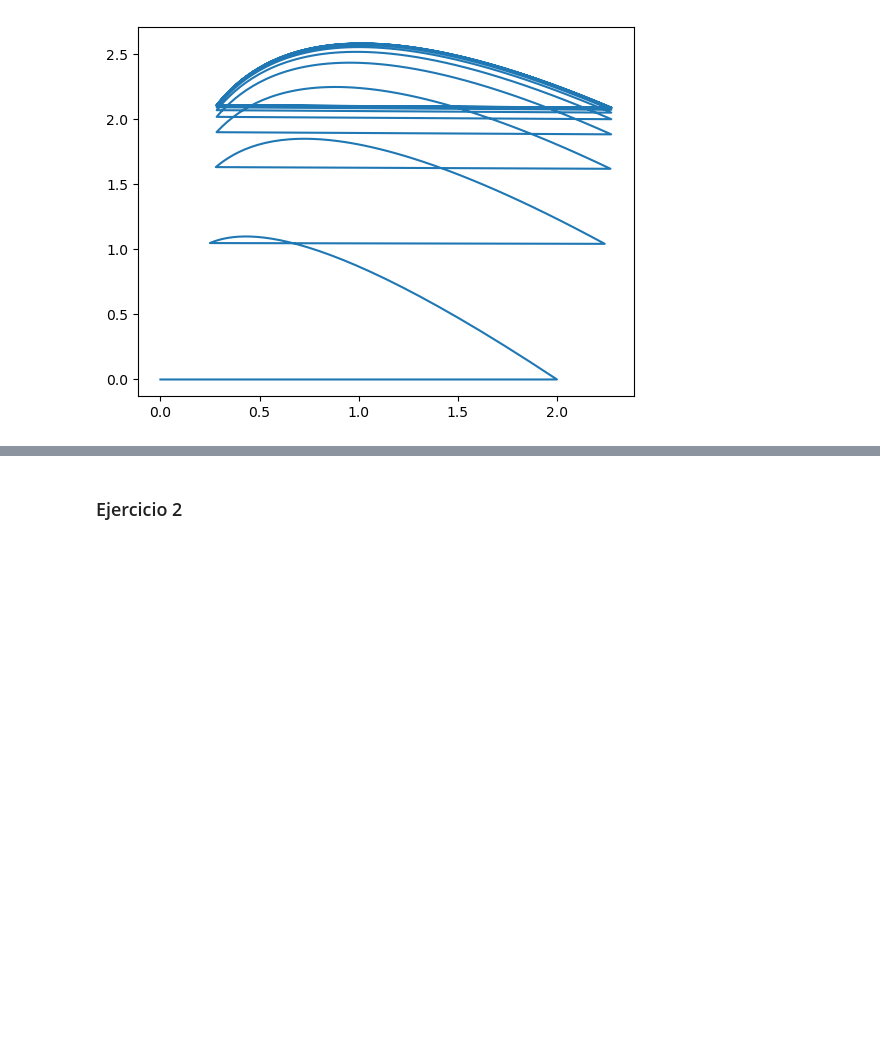
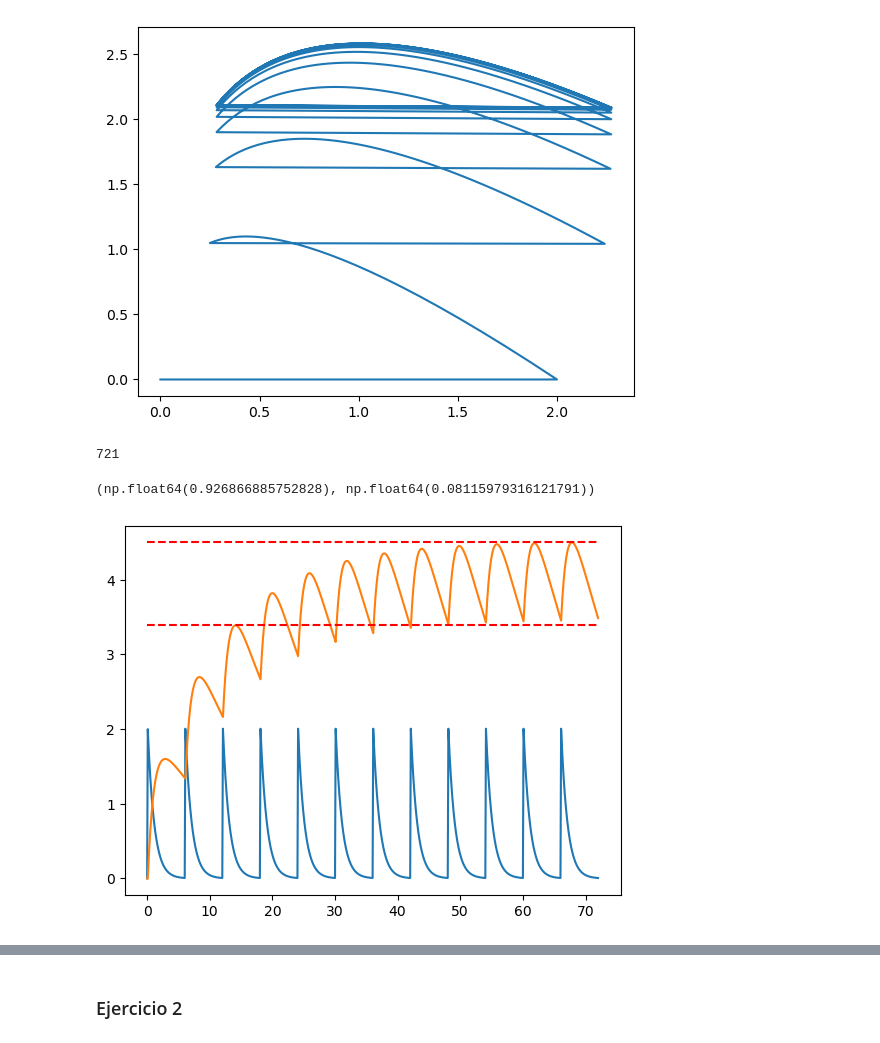
Before and after one commit to Aurora2500/ulpgc_sacse, a Jupyter notebook: 2_2/ej_1.ipynb, the cells around one changed output, grey strips where cells are left out. Cells and saved outputs as stored; diff of their text form; code cells hidden in the pictures; blank space fills up the shorter version.

```diff
--- a/2_2/ej_1.ipynb
+++ b/2_2/ej_1.ipynb
@@ -66,3 +66,34 @@ plt.plot(x[:,0], x[:,1])
 # %% [output]
 [<matplotlib.lines.Line2D at 0x...>]
 [figure]
+# %%
+x.shape[0]
+# %% [output]
+721
+# %%
+from scipy.optimize import leastsq
+
+def error(params):
+    x = solve_ode(model(params[0], params[1], administer(dt)), x0, t)
+    stable = int(x.shape[0] * (2/3))
+    blood_stable = x[stable:, 1]
+    blood_min = np.min(blood_stable)
+    blood_max = np.max(blood_stable)
+
+    return np.array([
+        blood_min - 3.4,
+        blood_max - 4.5
+    ])
+
+(a_hat, b_hat), _ = leastsq(error, np.array([a, b]))
+a_hat, b_hat
+# %% [output]
+(np.float64(0.926866885752828), np.float64(0.08115979316121791))
+# %%
+x_hat = solve_ode(model(a_hat, b_hat, administer(dt)), x0, t)
+
+plt.plot(t, x_hat)
+plt.hlines([3.4, 4.5], 0, 72, 'r', 'dashed')
+plt.show()
+# %% [output]
+[figure, added]
```
Also changed, not shown: parts of 6 cells of this notebook, 1 other file.
